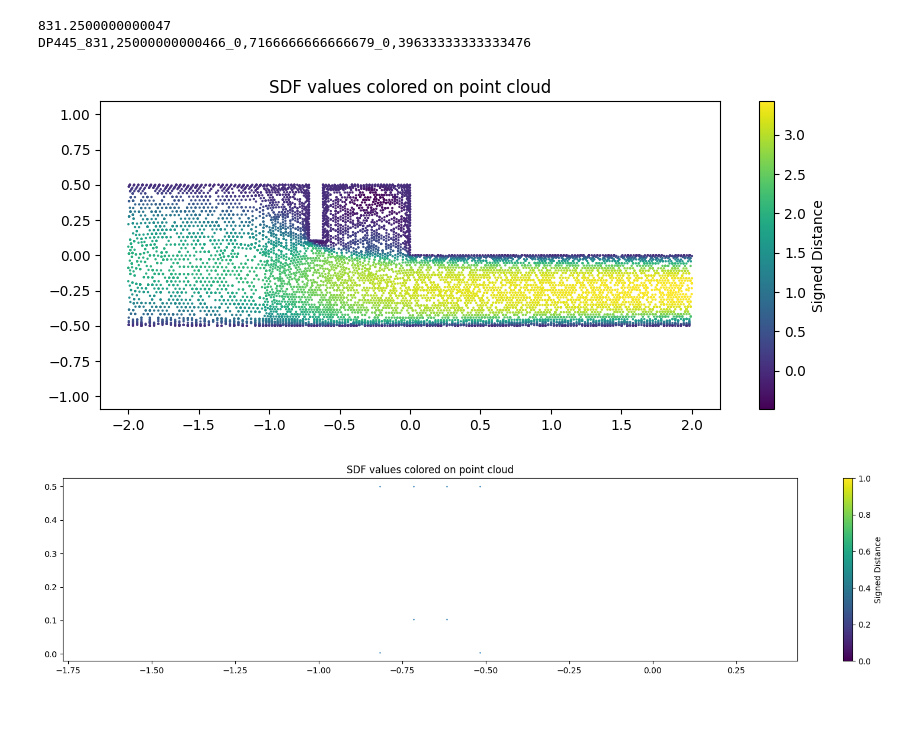
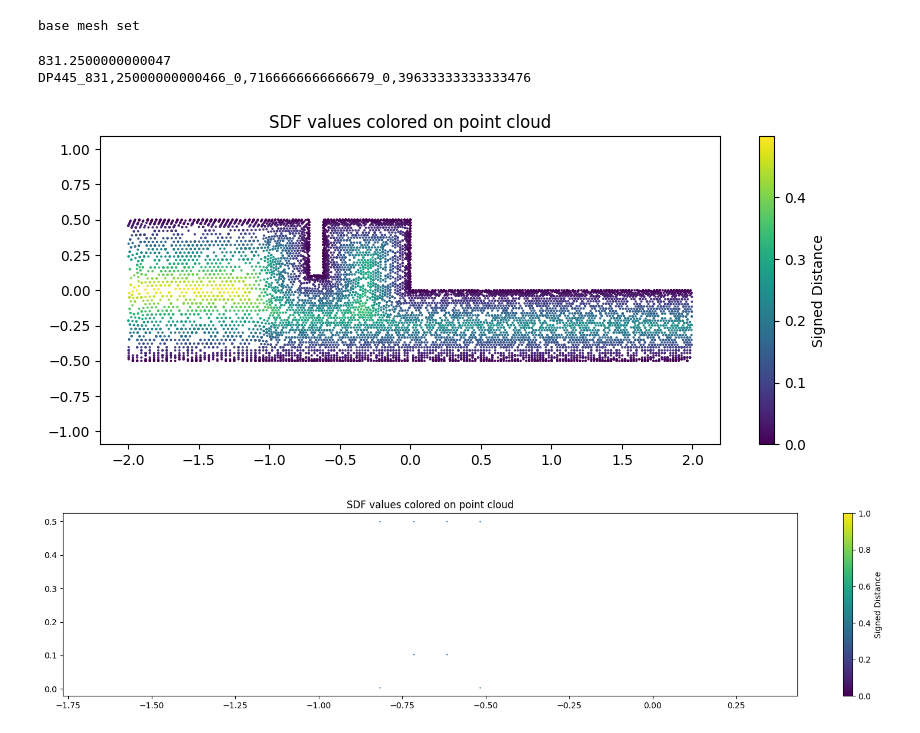
Before and after one commit to battlejacket/upt-tutorial, a Jupyter notebook: data.ipynb, the cells around one changed output. Drawn from its saved outputs; the diff is of its cells as text; code cells hidden in the pictures.

Commit message:
reuse sdf for baseMesh

```diff
--- a/data.ipynb
+++ b/data.ipynb
@@ -15,22 +46,19 @@ crop_values= [[-2, -2], [2, 2]]
 xMin = crop_values[0][0]
 xMax = crop_values[0][1]
 
-# num_test_inputs  = 4096
-# num_test_outputs = 4096
-# num_train_inputs  = num_test_inputs
-# num_train_outputs = num_test_outputs
-
 test_hr_dataset = ffsDataset(
     root="./data/ffs/preprocessed600",
     # how many inputs to use for training
-    # num_inputs=float("inf"),
-    num_inputs=10000,
+    num_inputs=float("inf"),
+    # num_inputs=0000,
     # how many outputs to use for training
-    # num_outputs=float("inf"),
-    num_outputs=10000,
+    num_outputs=float("inf"),
+    # num_outputs=10000,
     # mode
     mode="test",
     crop_values=crop_values,
+    useMesh='modify',
+    use_inferencer_inputs=True
 )
 from torch.utils.data import DataLoader
 from upt.collators.ffs_collator import ffsCollator
@@ -39,9 +67,11 @@ from upt.collators.ffs_collator import ffsCollator
 test_dataloader = DataLoader(
     dataset=test_hr_dataset,
     batch_size=1,
-    collate_fn=ffsCollator(num_supernodes=512, deterministic=True),
+    collate_fn=ffsCollator(num_supernodes=1024, deterministic=True),
 )
 data = [d for d in test_dataloader]
+# %% [output]
+base mesh set
 # %%
 batch = data[2]
 
@@ -61,20 +91,20 @@ print(batch['name'][0])
 DP445_831,25000000000466_0,7166666666666679_0,39633333333333476
 # %%
 import matplotlib.pyplot as plt
-var = target_feat[:,0]
-coord = output_pos
+var = input_feat
+coord = input_pos
 
 # var = input_feat
 # coord = input_pos
 # Visualize
 plt.figure(figsize=(10, 4))
 plt.scatter(coord[:, 0], coord[:, 1], c=var, s=0.5)
 plt.colorbar(label="Signed Distance")
 plt.axis("equal")
 plt.title("SDF values colored on point cloud")
 plt.show()
 # %% [output]
-[figure, old version]
+[figure, new version]
 # %%
 Wo = 0.1
 thichness = 0.1
```
Also changed, not shown: parts of 1 cell of this notebook, 3 other files.
